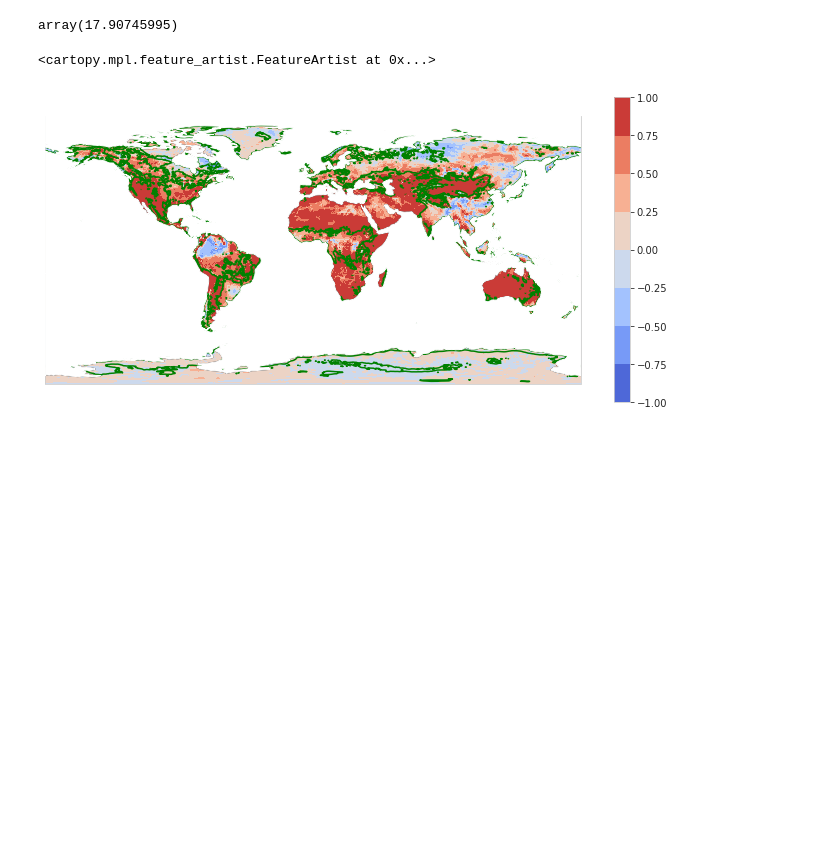
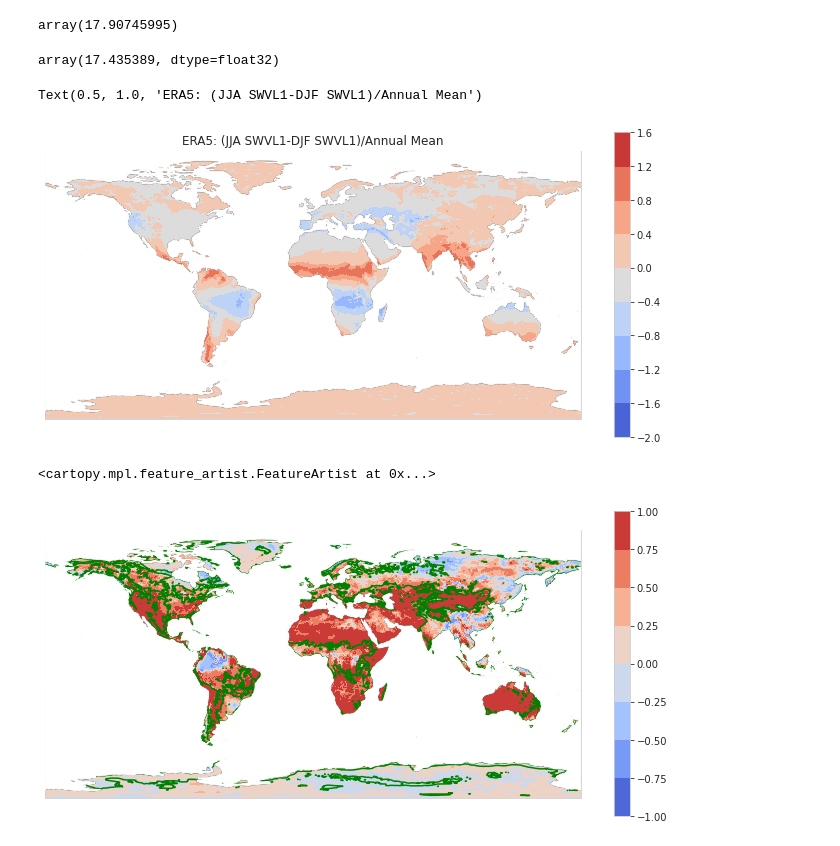
Before and after one commit to dhruvc99/climate-research, a Jupyter notebook: ERA5_colab.ipynb, the cells around one changed output. Cells and saved outputs as stored; diff of their text form; code cells hidden in the pictures; blank space fills up the shorter version.

```diff
--- a/ERA5_colab.ipynb
+++ b/ERA5_colab.ipynb
@@ -227,6 +321,32 @@ array(17.90745995)
 # %%
 mean_jja_swvl1 = ds.swvl1.sel(time=jja(ds.swvl1['time.month'])).mean(dim='time')
 mean_djf_swvl1 = ds.swvl1.sel(time=djf(ds.swvl1['time.month'])).mean(dim='time')
+# %%
+top_swvl = ds.swvl1.where(lambda x: x>0.001, drop=True)
+weights = np.cos(np.deg2rad(top_swvl.latitude))
+weighted_swvl1 = top_swvl.weighted(weights)
+annual_mean = weighted_swvl1.mean()
+annual_mean.values
+# %% [output]
+array(17.435389, dtype=float32)
+# %%
+lats = ds.latitude
+longs = ds.longitude
+Diff_JJA_DJF = (mean_jja_swvl1-mean_djf_swvl1)/17.435389
+
+plt.figure(figsize=(12,8))
+ax = plt.axes(projection=ccrs.PlateCarree())
+
+plt.contourf(longs, lats, Diff_JJA_DJF, cmap='coolwarm')
+plt.colorbar(shrink=0.7)
+ax.coastlines()
+
+# look into correlations over ocean
+ax.add_feature(cfeature.OCEAN, zorder=100, color='w')
+plt.title("ERA5: (JJA SWVL1-DJF SWVL1)/Annual Mean")
+# %% [output]
+Text(0.5, 1.0, 'ERA5: (JJA SWVL1-DJF SWVL1)/Annual Mean')
+[figure, added]
 # %%
 # JJA plot (i.e. correct for Northern hemisphere)
 
```
Also changed, not shown: parts of 15 cells of this notebook, 9 other files.
